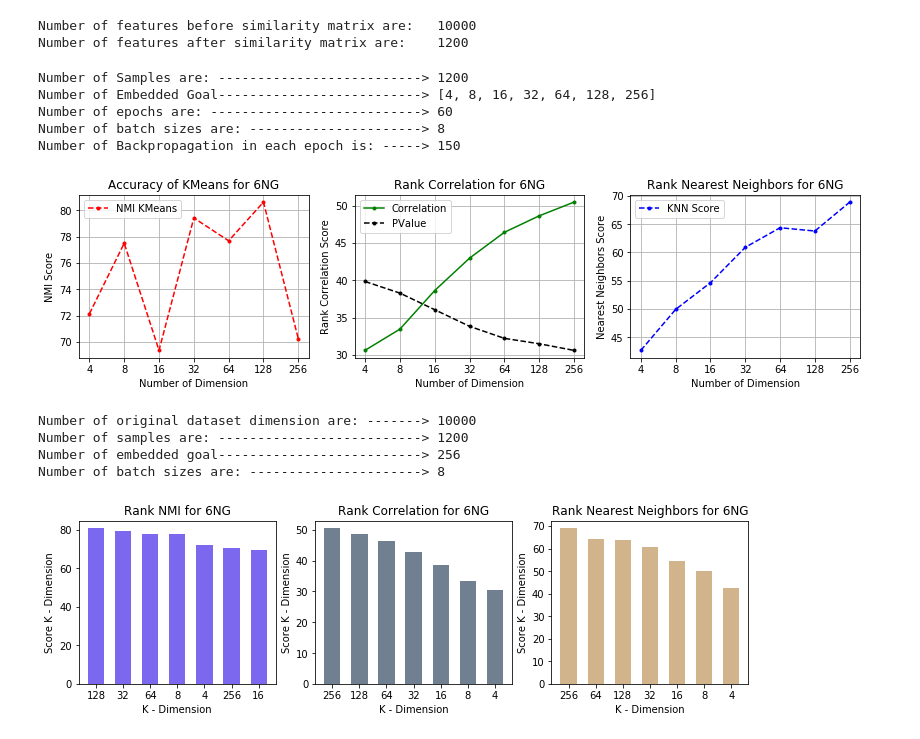
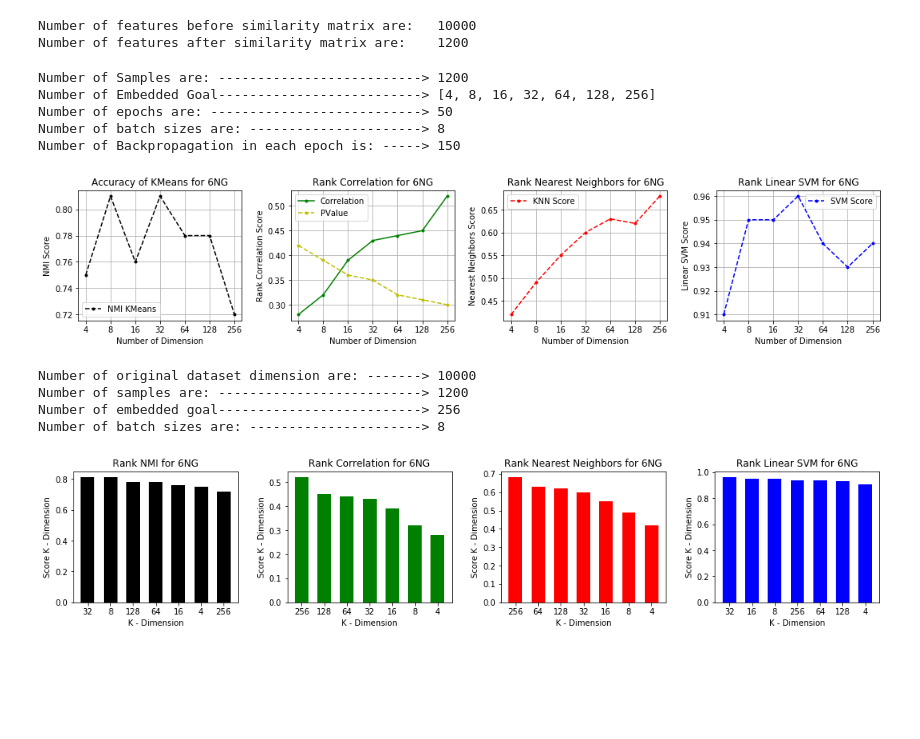
Before and after one commit to saman-nia/Deep-Learning-for-Dimensionality-Reduction, a Jupyter notebook: Text Documents Dimensionality Reduction/K_dimensions.ipynb, the cells around one changed output. Cells and saved outputs as stored; diff of their text form; code cells hidden in the pictures; blank space fills up the shorter version.

Commit message:
Train Model with Different Dimensions

```diff
--- a/Text Documents Dimensionality Reduction/K_dimensions.ipynb
+++ b/Text Documents Dimensionality Reduction/K_dimensions.ipynb
@@ -419,7 +419,7 @@ beta1 = 0.9 #-------------------------------------- Decay rate 1.
 beta2 = 0.99 #------------------------------------- Decay rate 2
 learning_rate = 0.001 #---------------------------- Learning rate.
 n_batch = 8  #------------------------------------- Number of selection data in per step.
-epochs = 60 # ------------------------------------- Number of Epochs.
+epochs = 50 # ------------------------------------- Number of Epochs.
 n_interior = n_input // n_batch
 # %%
 n_embedded_code = [4, 8, 16, 32, 64, 128, 256]
@@ -432,7 +432,7 @@ print('Number of Backpropagation in each epoch is: ----->',n_interior)
 # %% [output]
 Number of Samples are: --------------------------> 1200
 Number of Embedded Goal--------------------------> [4, 8, 16, 32, 64, 128, 256]
-Number of epochs are: ---------------------------> 60
+Number of epochs are: ---------------------------> 50
 Number of batch sizes are: ----------------------> 8
 Number of Backpropagation in each epoch is: -----> 150
 # %%
@@ -443,6 +443,7 @@ l_mean = []
 k_mean = []
 list_pvals = []
 list_rhos = []
+score_svm = []
 # %%
 for i_embedded_code in tqdm(n_embedded_code):
   n_code,__,__ = get_n_codes(i_embedded_code)
@@ -471,7 +472,7 @@ for i_embedded_code in tqdm(n_embedded_code):
   ae_codes = sess.run(code, feed_dict={x: data_set, mode_train: False})
   pred_KMeans_code = k_means(ae_codes, n_groups)
   nmi_KMeans_code = normalized_mutual_info_score(labels_set, pred_KMeans_code)
-  NMI_step.append(nmi_KMeans_code*100)
+  NMI_step.append(round(nmi_KMeans_code, 2))
   index_code = knn_samples(ae_codes, n_kneighbors)
   list_rho = []
   list_pval = []
@@ -482,41 +483,55 @@ for i_embedded_code in tqdm(n_embedded_code):
     rho, pval = scipy.stats.spearmanr(index_input[qq], index_code[qq])
     list_rho.append(rho)
     list_pval.append(pval)
-  list_rhos.append(numpy.mean(list_rho)*100)
-  list_pvals.append(numpy.mean(list_pval)*100)
-  l_mean.append(numpy.mean(list_r)*100)
+  list_rhos.append(round(numpy.mean(list_rho), 2))
+  list_pvals.append(round(numpy.mean(list_pval), 2))
+  l_mean.append(round(numpy.mean(list_r), 2))
+  # Comparison of linear SVM classifier on different dimensions projection.
+  _X_train, _X_test, _y_train, _y_test = train_test_split(
+      ae_codes, labels_set, test_size=0.25, random_state=42)
+  clf = svm.SVC(kernel='linear', C=1.0).fit(_X_train, _y_train)
+  accuracy_svm = metrics.accuracy_score(_y_test, clf.predict(_X_test))
+  score_svm.append(round(accuracy_svm, 2))
 # %%
 xi = [i for i in range(0, len(steps))]
-plt.figure(figsize=(14,3))
-plt.subplot(1,3,1)
-plt.plot(xi, NMI_step, color='r', linestyle='--', label ='NMI KMeans', marker='.')
+plt.figure(figsize=(18,3))
+plt.subplots_adjust(wspace=0.3, hspace=0.2)
+plt.subplot(1,4,1)
+plt.plot(xi, NMI_step, color='k', linestyle='--', label ='NMI KMeans', marker='.')
 plt.xlabel('Number of Dimension'),plt.ylabel('NMI Score')
 plt.title('Accuracy of KMeans for {:d}NG'.format(len(categories_lables)))
 plt.xticks(xi, steps)
 plt.grid()
 plt.legend()
-plt.subplot(1,3,2)
+plt.subplot(1,4,2)
 plt.plot(xi, list_rhos, color='g', linestyle='-', label ='Correlation', marker='.')
-plt.plot(xi, list_pvals, color='k', linestyle='--', label ='PValue', marker='.')
+plt.plot(xi, list_pvals, color='y', linestyle='--', label ='PValue', marker='.')
 plt.xlabel('Number of Dimension'),plt.ylabel('Rank Correlation Score')
 plt.title('Rank Correlation for {:d}NG'.format(len(categories_lables)))
 plt.xticks(xi, steps)
 plt.grid()
 plt.legend()
-plt.subplot(1,3,3)
-plt.plot(xi, l_mean, color='b', linestyle='--', label ='KNN Score', marker='.')
+plt.subplot(1,4,3)
+plt.plot(xi, l_mean, color='r', linestyle='--', label ='KNN Score', marker='.')
 plt.xlabel('Number of Dimension'),plt.ylabel('Nearest Neighbors Score')
 plt.title('Rank Nearest Neighbors for {:d}NG'.format(len(categories_lables)))
+plt.xticks(xi, steps)
+plt.grid()
+plt.legend()
+plt.subplot(1,4,4)
+plt.plot(xi, score_svm, color='b', linestyle='--', label ='SVM Score', marker='.')
+plt.xlabel('Number of Dimension'),plt.ylabel('Linear SVM Score')
+plt.title('Rank Linear SVM for {:d}NG'.format(len(categories_lables)))
 plt.xticks(xi, steps)
 plt.grid()
 plt.legend()
 plt.show()
 print('\nNumber of original dataset dimension are: ------->',X_train.shape[1])
 print('Number of samples are: -------------------------->',n_input)
 print('Number of embedded goal-------------------------->',n_code)
 print('Number of batch sizes are: ---------------------->',n_batch)
 # %% [output]
-[figure, old version]
+[figure, new version]
 Number of original dataset dimension are: -------> 10000
 Number of samples are: --------------------------> 1200
 Number of embedded goal--------------------------> 256
@@ -528,29 +544,38 @@ top_Kbatch_NMI = sorted(zip(map(lambda x: round(x, 2), NMI_step), steps), revers
 # %%
-plt.figure(1, figsize=(12,3))
-plt.subplot(1,3,1)
+plt.figure(figsize=(18,3))
+plt.subplots_adjust(wspace=0.3, hspace=0.3)
+plt.subplot(1,4,1)
 plt.bar(numpy.arange(len(list(zip(*top_Kbatch_NMI))[1])),
-        list(zip(*top_Kbatch_NMI))[0], color='mediumslateblue', width=0.6)
+        list(zip(*top_Kbatch_NMI))[0], color='k', width=0.6)
 plt.xticks(numpy.arange(len(list(zip(*top_Kbatch_NMI))[1])),
            list(zip(*top_Kbatch_NMI))[1])
 plt.title('Rank NMI for {:d}NG'.format(len(categories_lables)))
 plt.xlabel('K - Dimension')
 plt.ylabel('Score K - Dimension')
-plt.subplot(1,3,2)
+plt.subplot(1,4,2)
 plt.bar(numpy.arange(len(list(zip(*top_Kbatch_Corr))[1])),
-        list(zip(*top_Kbatch_Corr))[0], color='slategrey', width=0.6)
+        list(zip(*top_Kbatch_Corr))[0], color='g', width=0.6)
 plt.xticks(numpy.arange(len(list(zip(*top_Kbatch_Corr))[1])),
            list(zip(*top_Kbatch_Corr))[1])
 plt.title('Rank Correlation for {:d}NG'.format(len(categories_lables)))
 plt.xlabel('K - Dimension')
 plt.ylabel('Score K - Dimension')
-plt.subplot(1,3,3)
+plt.subplot(1,4,3)
 plt.bar(numpy.arange(len(list(zip(*top_Kbatch_NN))[1])),
-        list(zip(*top_Kbatch_NN))[0], color='tan', width=0.6)
+        list(zip(*top_Kbatch_NN))[0], color='r', width=0.6)
 plt.xticks(numpy.arange(len(list(zip(*top_Kbatch_NN))[1])),
            list(zip(*top_Kbatch_NN))[1])
 plt.title('Rank Nearest Neighbors for {:d}NG'.format(len(categories_lables)))
 plt.xlabel('K - Dimension')
 plt.ylabel('Score K - Dimension')
+plt.subplot(1,4,4)
+plt.bar(numpy.arange(len(list(zip(*top_Kbatch_SVM))[1])),
+        list(zip(*top_Kbatch_SVM))[0], color='b', width=0.6)
+plt.xticks(numpy.arange(len(list(zip(*top_Kbatch_SVM))[1])),
+           list(zip(*top_Kbatch_SVM))[1])
+plt.title('Rank Linear SVM for {:d}NG'.format(len(categories_lables)))
+plt.xlabel('K - Dimension')
+plt.ylabel('Score K - Dimension')
 plt.show()
 # %% [output]
-[figure, old version]
+[figure, new version]
```
Also changed, not shown: parts of 4 cells of this notebook.
